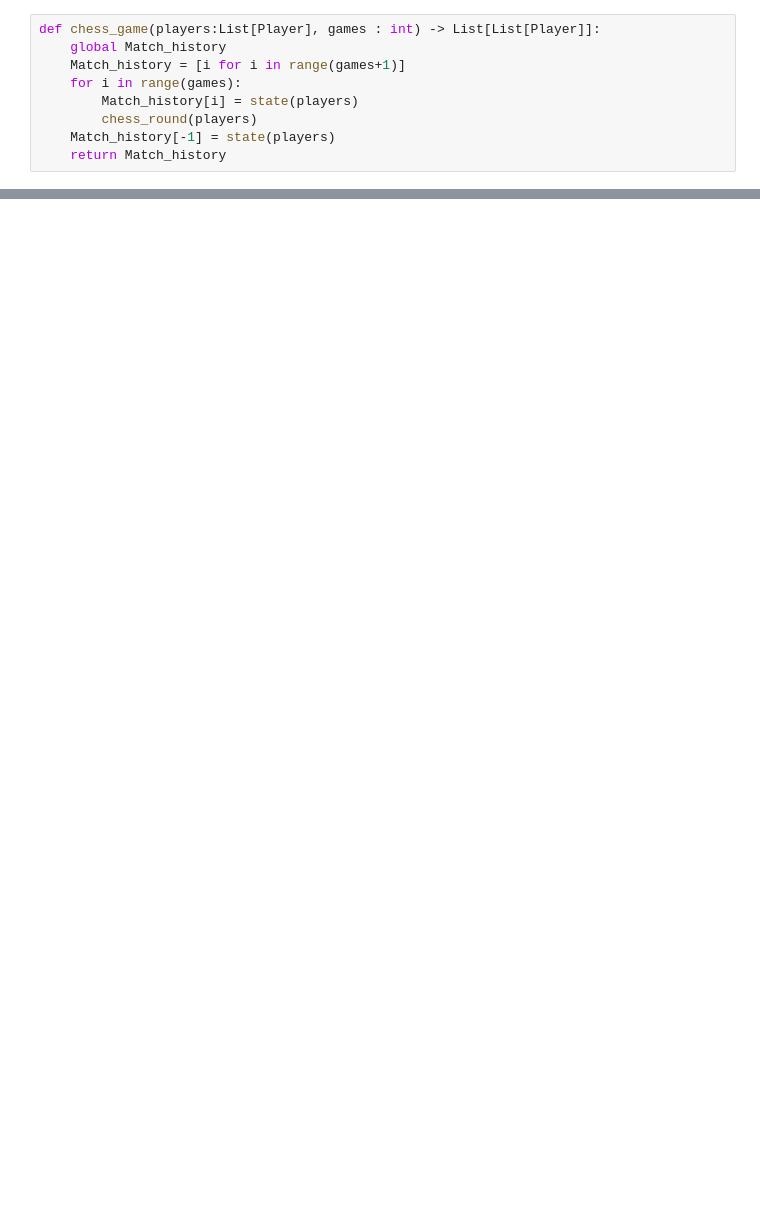
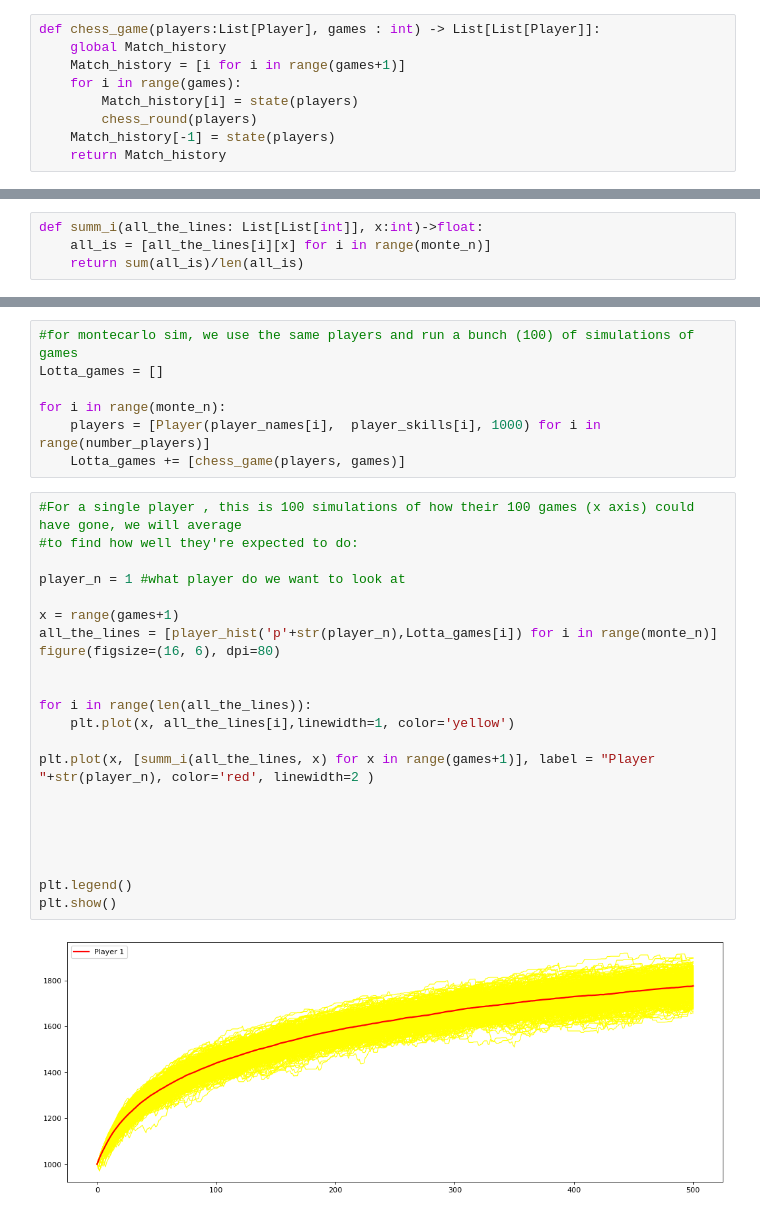
Before and after one commit to Giulianocg/Elo-modeling, a Jupyter notebook: Model elo.ipynb, the cells around one changed output, grey strips where cells are left out. Cells and saved outputs as stored; diff of their text form; blank space fills up the shorter version.

```diff
--- a/Model elo.ipynb
+++ b/Model elo.ipynb
@@ -234,0 +131,4 @@ def Conv(lst:List[int], n:int)-> List[int]:
+# %%
+def summ_i(all_the_lines: List[List[int]], x:int)->float:
+    all_is = [all_the_lines[i][x] for i in range(monte_n)]
+    return sum(all_is)/len(all_is)
@@ -290,0 +162,31 @@ Real ranking: ['p9', 'p10', 'p3', 'p19', 'p16', 'p14', 'p13', 'p12', 'p11', 'p2'
+# %%
+#for montecarlo sim, we use the same players and run a bunch (100) of simulations of games
+Lotta_games = []
+
+for i in range(monte_n):
+    players = [Player(player_names[i],  player_skills[i], 1000) for i in range(number_players)]
+    Lotta_games += [chess_game(players, games)]
+# %%
+#For a single player , this is 100 simulations of how their 100 games (x axis) could have gone, we will average
+#to find how well they're expected to do:
+
+player_n = 1 #what player do we want to look at
+
+x = range(games+1)
+all_the_lines = [player_hist('p'+str(player_n),Lotta_games[i]) for i in range(monte_n)]
+figure(figsize=(16, 6), dpi=80)
+
+
+for i in range(len(all_the_lines)):
+    plt.plot(x, all_the_lines[i],linewidth=1, color='yellow')
+
+plt.plot(x, [summ_i(all_the_lines, x) for x in range(games+1)], label = "Player "+str(player_n), color='red', linewidth=2 )
+
+
+
+
+
+plt.legend()
+plt.show()
+# %% [output]
+[figure, added]
```
Also changed, not shown: parts of 22 cells of this notebook.
